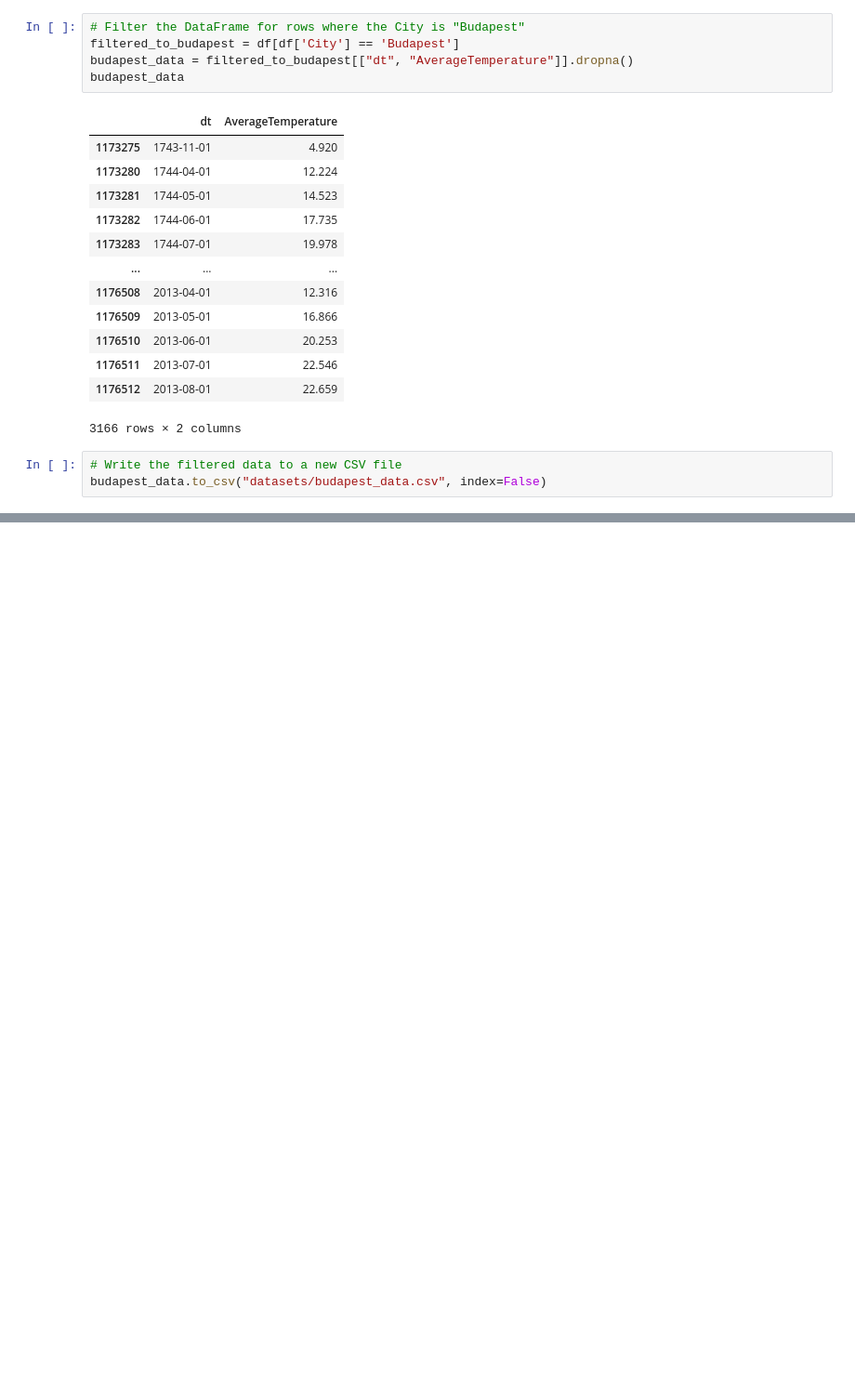
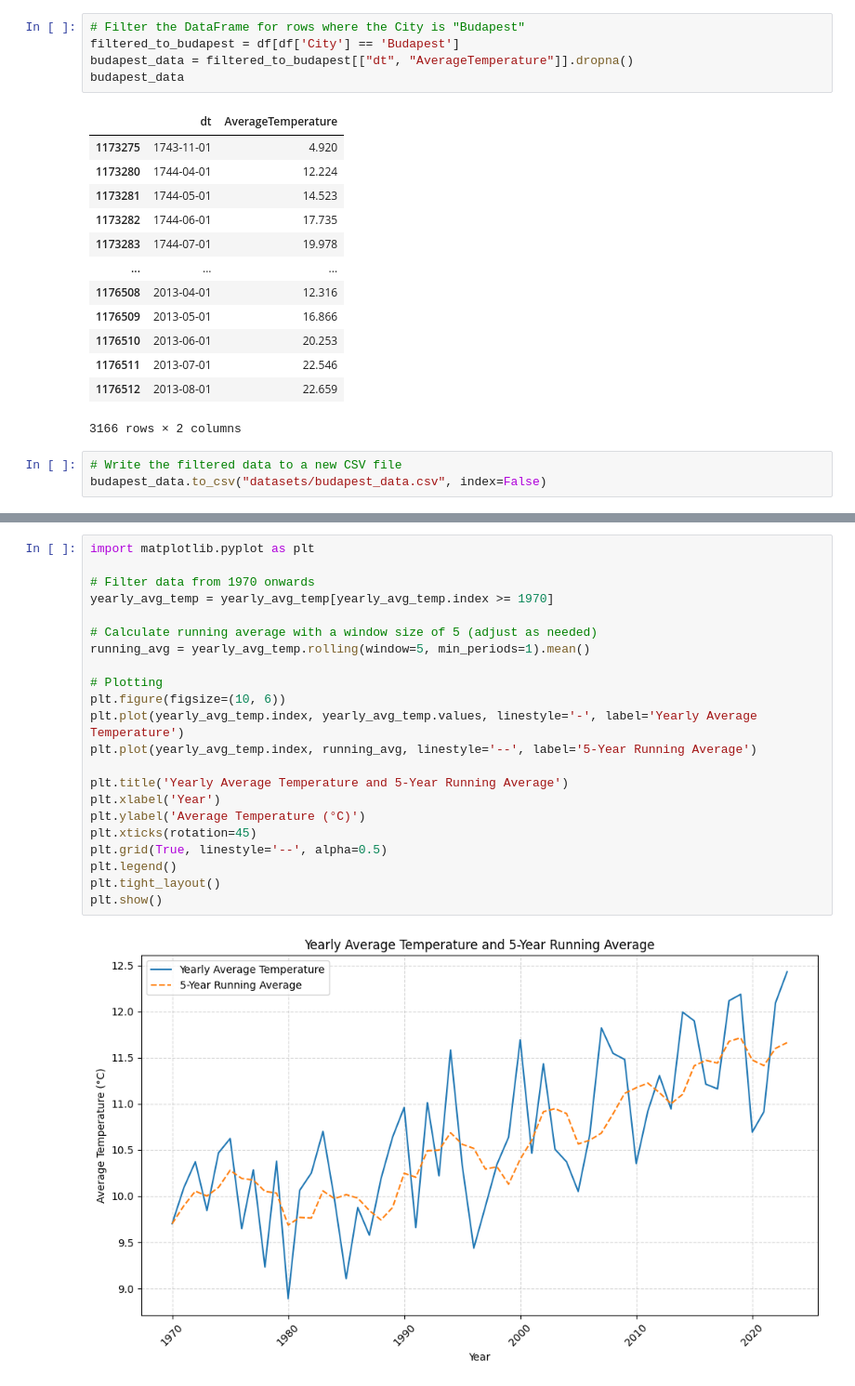
Before and after one commit to supernauth/Is-Climate-Change-Real-, a Jupyter notebook: rising_temperatures.ipynb, the cells around one changed output, grey strips where cells are left out. Shown at 93% size. Drawn from its saved outputs; the diff is of its cells as text; blank space fills up the shorter version.

```diff
--- a/rising_temperatures.ipynb
+++ b/rising_temperatures.ipynb
@@ -190,0 +233,24 @@ budapest_data.to_csv("datasets/budapest_data.csv", index=False)
+# %%
+import matplotlib.pyplot as plt
+
+# Filter data from 1970 onwards
+yearly_avg_temp = yearly_avg_temp[yearly_avg_temp.index >= 1970]
+
+# Calculate running average with a window size of 5 (adjust as needed)
+running_avg = yearly_avg_temp.rolling(window=5, min_periods=1).mean()
+
+# Plotting
+plt.figure(figsize=(10, 6))
+plt.plot(yearly_avg_temp.index, yearly_avg_temp.values, linestyle='-', label='Yearly Average Temperature')
+plt.plot(yearly_avg_temp.index, running_avg, linestyle='--', label='5-Year Running Average')
+
+plt.title('Yearly Average Temperature and 5-Year Running Average')
+plt.xlabel('Year')
+plt.ylabel('Average Temperature (°C)')
+plt.xticks(rotation=45)
+plt.grid(True, linestyle='--', alpha=0.5)
+plt.legend()
+plt.tight_layout()
+plt.show()
+# %% [output]
+[figure, added]
```
Also changed, not shown: parts of 3 cells of this notebook, 1 other file.
